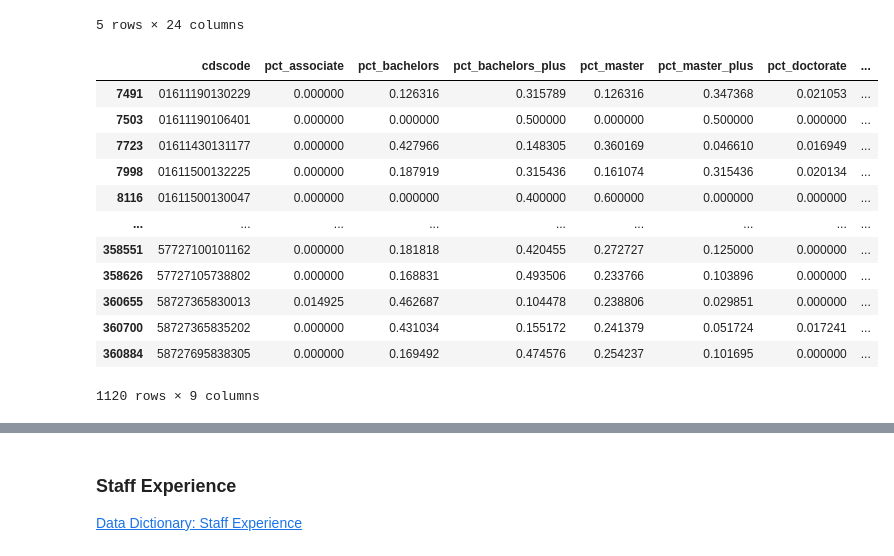
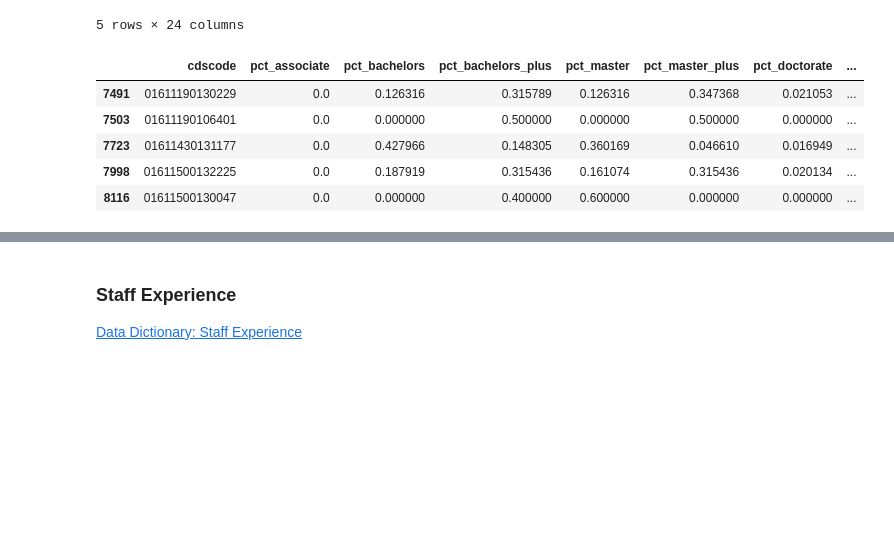
Before and after one commit to junclemente/ads599-capstone_project, a Jupyter notebook: library/01_data_preparation.ipynb, the cells around one changed output, grey strips where cells are left out. Drawn from its saved outputs; the diff is of its cells as text; code cells hidden in the pictures; blank space fills up the shorter version.

```diff
--- a/library/01_data_preparation.ipynb
+++ b/library/01_data_preparation.ipynb
@@ -644,31 +589,24 @@ df_staff_ed.head()
 # %%
 staff_ed_cols = [
  'cdscode',
  'pct_associate',
  'pct_bachelors',
  'pct_bachelors_plus',
  'pct_master',
  'pct_master_plus',
  'pct_doctorate',
  'pct_juris_doctor',
  'pct_no_degree']
 
 staff_ed = df_staff_ed[staff_ed_cols]
-staff_ed
+staff_ed.head()
 # %% [output]
 |  | cdscode | pct_associate | pct_bachelors | pct_bachelors_plus | pct_master | pct_master_plus | pct_doctorate | ... |
-| 7491 | 01611190130229 | 0.000000 | 0.126316 | 0.315789 | 0.126316 | 0.347368 | 0.021053 | ... |
-| 7503 | 01611190106401 | 0.000000 | 0.000000 | 0.500000 | 0.000000 | 0.500000 | 0.000000 | ... |
-| 7723 | 01611430131177 | 0.000000 | 0.427966 | 0.148305 | 0.360169 | 0.046610 | 0.016949 | ... |
-| 7998 | 01611500132225 | 0.000000 | 0.187919 | 0.315436 | 0.161074 | 0.315436 | 0.020134 | ... |
-| 8116 | 01611500130047 | 0.000000 | 0.000000 | 0.400000 | 0.600000 | 0.000000 | 0.000000 | ... |
-| ... | ... | ... | ... | ... | ... | ... | ... | ... |
-| 358551 | 57727100101162 | 0.000000 | 0.181818 | 0.420455 | 0.272727 | 0.125000 | 0.000000 | ... |
-| 358626 | 57727105738802 | 0.000000 | 0.168831 | 0.493506 | 0.233766 | 0.103896 | 0.000000 | ... |
-| 360655 | 58727365830013 | 0.014925 | 0.462687 | 0.104478 | 0.238806 | 0.029851 | 0.000000 | ... |
-| 360700 | 58727365835202 | 0.000000 | 0.431034 | 0.155172 | 0.241379 | 0.051724 | 0.017241 | ... |
-| 360884 | 58727695838305 | 0.000000 | 0.169492 | 0.474576 | 0.254237 | 0.101695 | 0.000000 | ... |
+| 7491 | 01611190130229 | 0.0 | 0.126316 | 0.315789 | 0.126316 | 0.347368 | 0.021053 | ... |
+| 7503 | 01611190106401 | 0.0 | 0.000000 | 0.500000 | 0.000000 | 0.500000 | 0.000000 | ... |
+| 7723 | 01611430131177 | 0.0 | 0.427966 | 0.148305 | 0.360169 | 0.046610 | 0.016949 | ... |
+| 7998 | 01611500132225 | 0.0 | 0.187919 | 0.315436 | 0.161074 | 0.315436 | 0.020134 | ... |
+| 8116 | 01611500130047 | 0.0 | 0.000000 | 0.400000 | 0.600000 | 0.000000 | 0.000000 | ... |
-1120 rows × 9 columns
 # %%
 df_combined = df_combined.merge(
     staff_ed,
```
Also changed, not shown: parts of 20 cells of this notebook.
